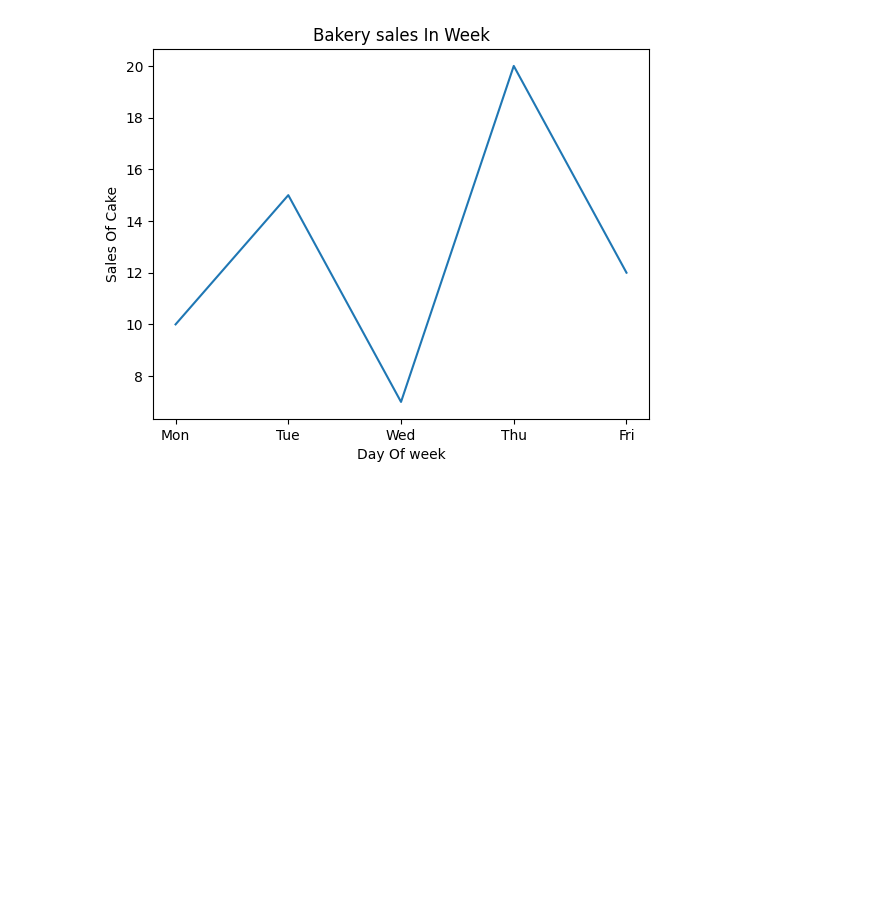
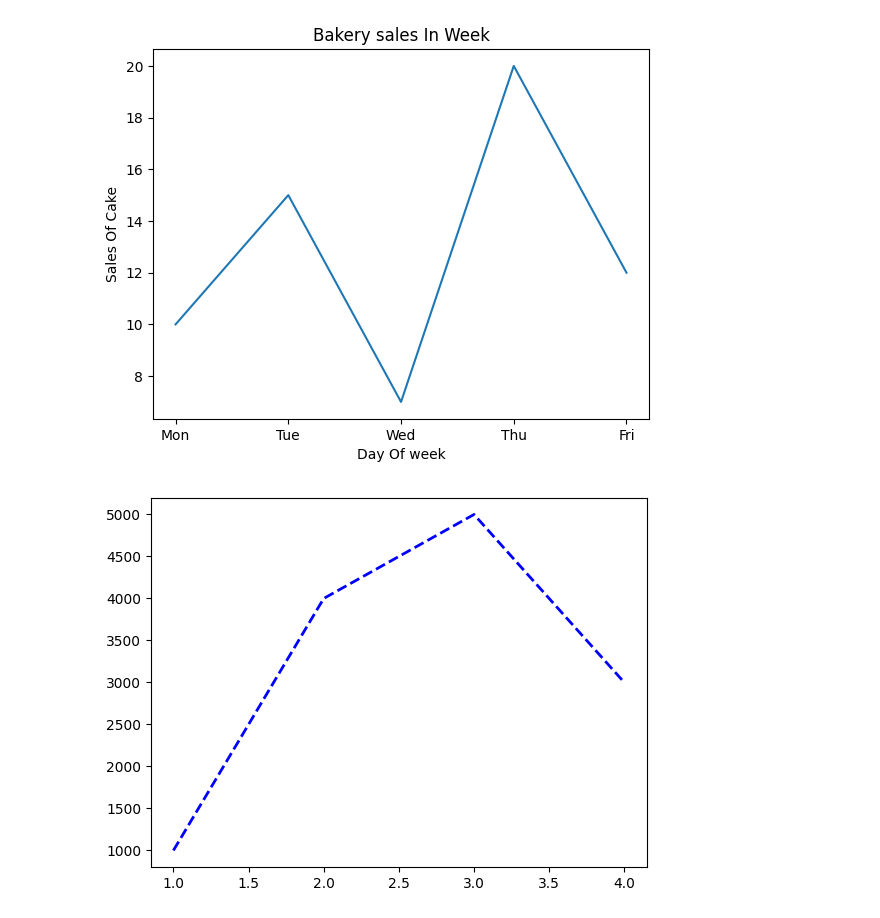
Before and after one commit to hetpatel1812/MachineLearning-Track, a Jupyter notebook: Day_6/MatPlotlib.ipynb, the cells around one changed output. Drawn from its saved outputs; the diff is of its cells as text; code cells hidden in the pictures; blank space fills up the shorter version.

```diff
--- a/Day_6/MatPlotlib.ipynb
+++ b/Day_6/MatPlotlib.ipynb
@@ -20,3 +20,11 @@ plt.ylabel('Sales Of Cake')
 plt.show()
 # %% [output]
 [figure]
+# %%
+import matplotlib.pyplot as plt
+Months=[1,2,3,4]
+Sales=[1000,4000,5000,3000]
+plt.plot(Months,Sales,color="blue",linestyle="--",linewidth=2,label='2025 sales Data')
+plt.show()
+# %% [output]
+[figure, added]
```
